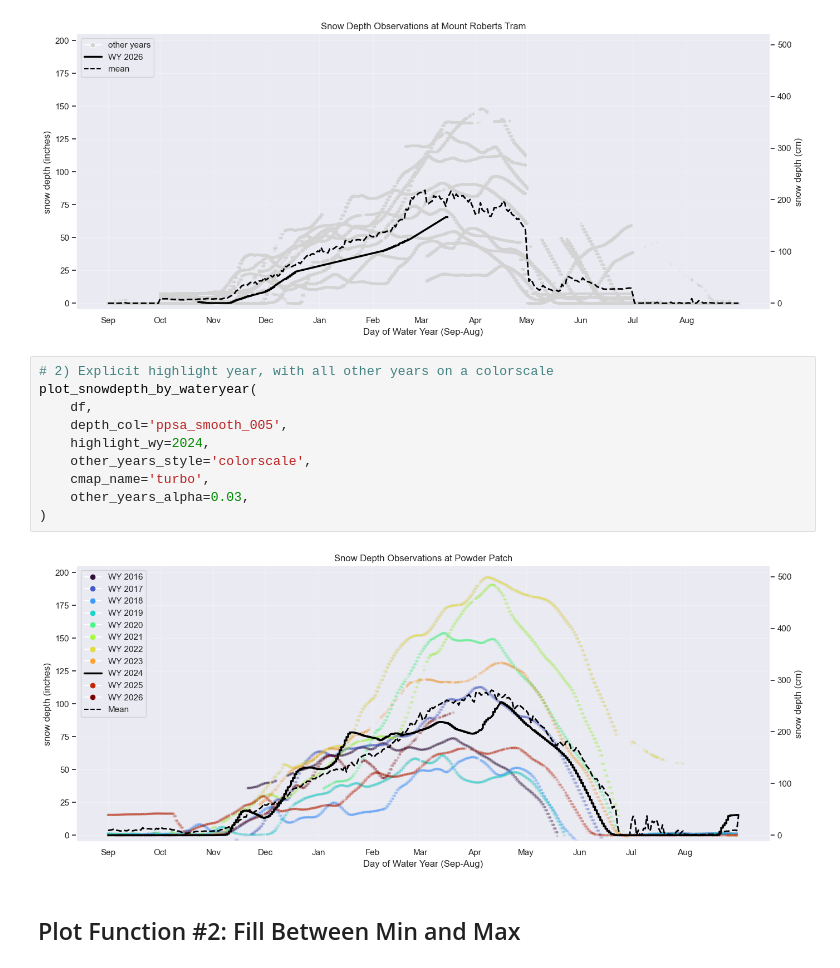
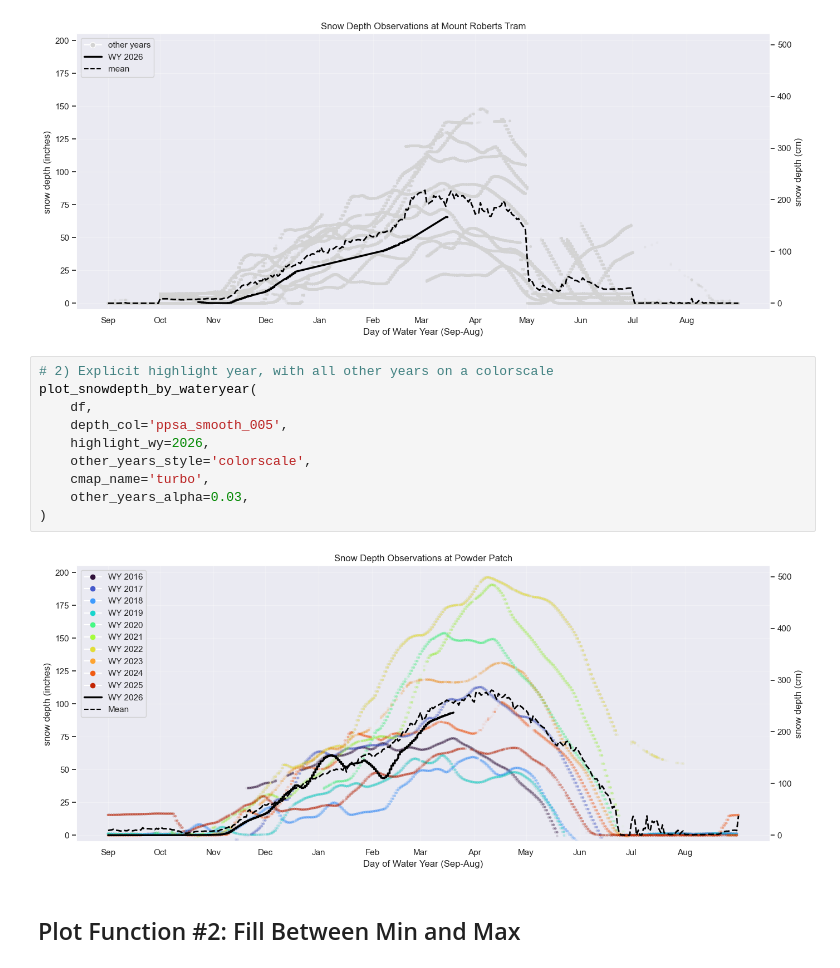
Before and after one commit to cassielumbrazo/snowdepth_teleconnections, a Jupyter notebook: 4_plot_by_wateryear_function.ipynb, the cells around one changed output. Saved outputs shown, nothing was run; the diff lists cells and outputs as text.

Commit message:
minor plot changes

```diff
--- a/4_plot_by_wateryear_function.ipynb
+++ b/4_plot_by_wateryear_function.ipynb
@@ -462,15 +462,15 @@ plot_snowdepth_by_wateryear(df, depth_col='tram_smooth_005', highlight_wy=2026,
 # %%
 # 2) Explicit highlight year, with all other years on a colorscale
 plot_snowdepth_by_wateryear(
     df,
     depth_col='ppsa_smooth_005',
-    highlight_wy=2024,
+    highlight_wy=2026,
     other_years_style='colorscale',
     cmap_name='turbo',
     other_years_alpha=0.03,
 )
 # %% [output]
-[figure, old version]
+[figure, new version]
 # %% [markdown]
 ## Plot Function #2: Fill Between Min and Max
 # %%
```
Also changed, not shown: 1 other file.
